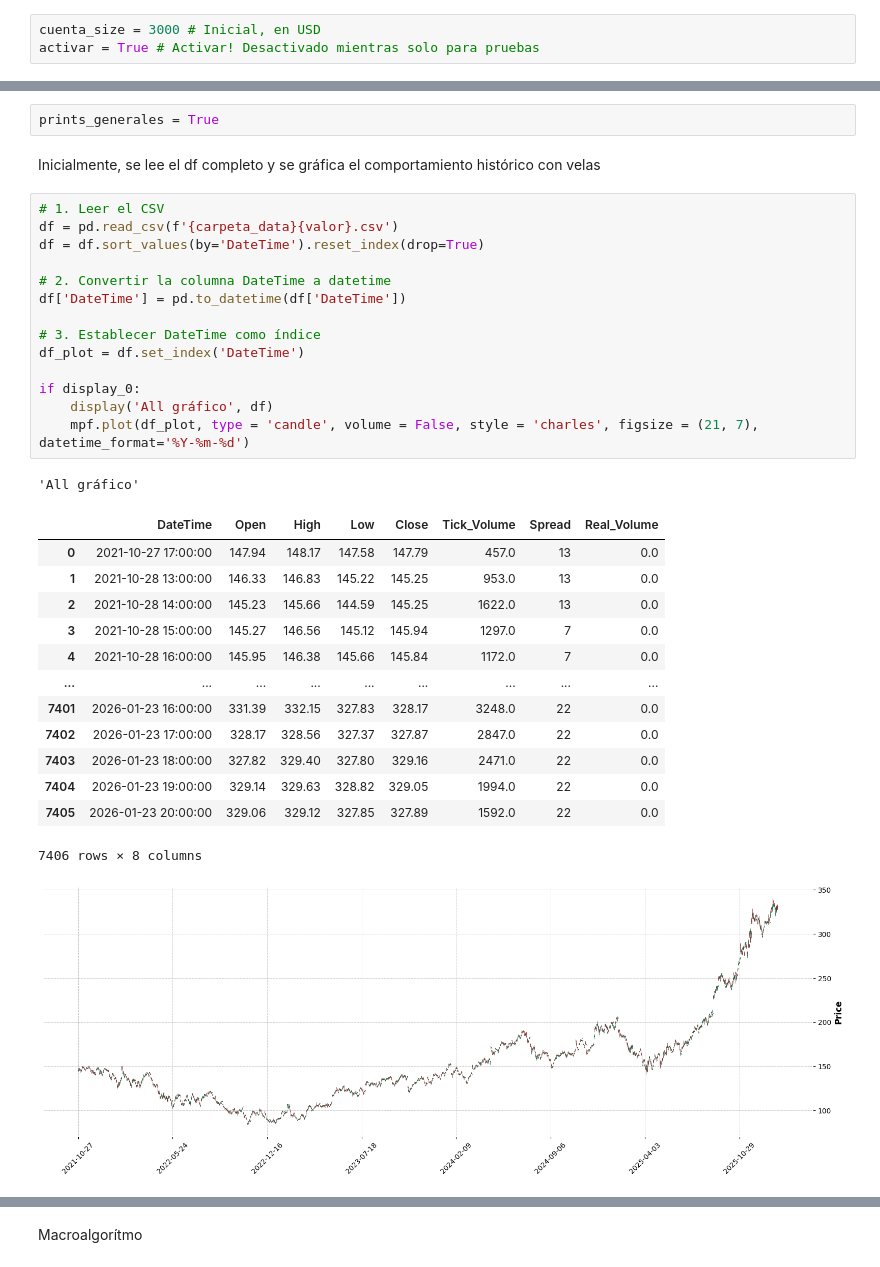
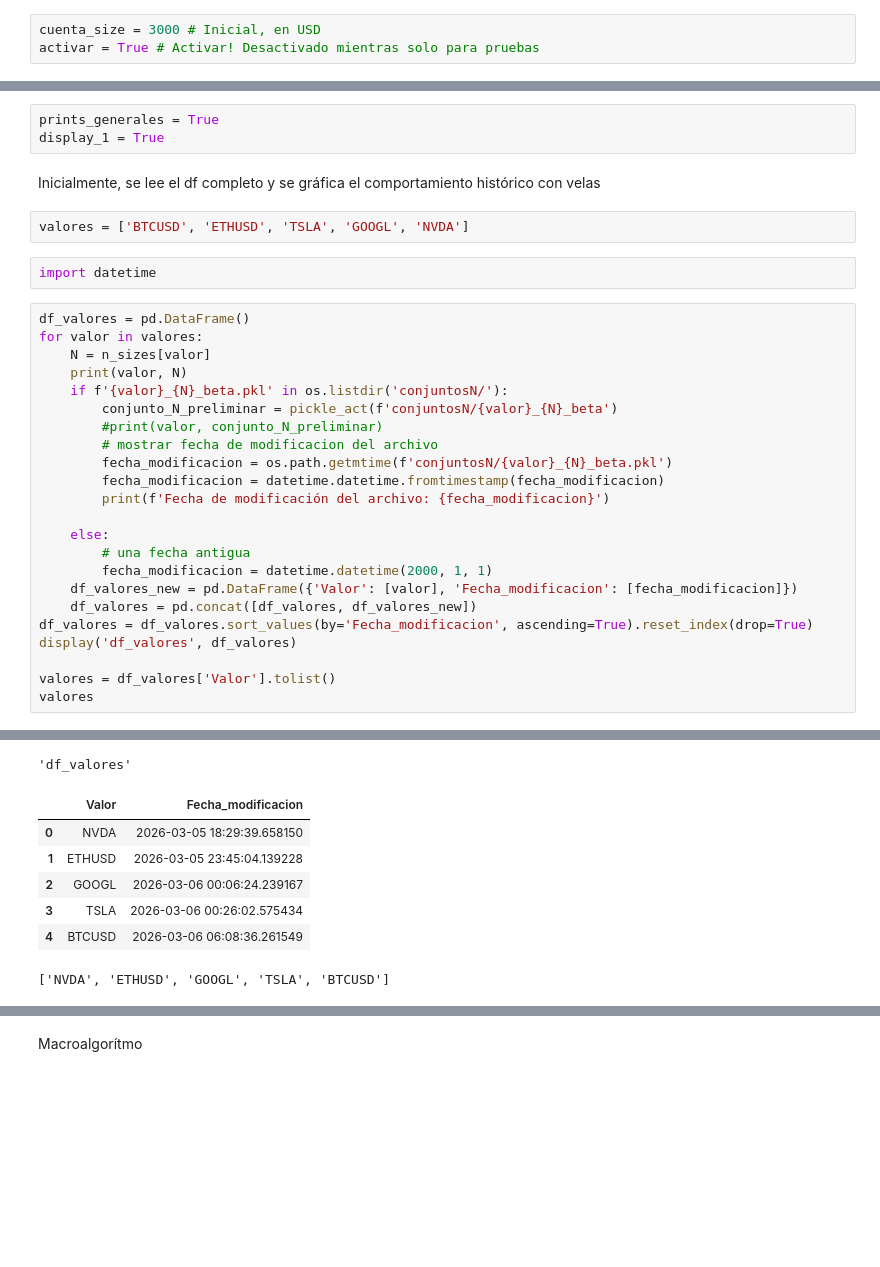
Before and after one commit to mavaldivia/Alginvesting, a Jupyter notebook: scripts/X0_Busqueda_N.ipynb, the cells around one changed output, grey strips where cells are left out. Cells and saved outputs as stored; diff of their text form; blank space fills up the shorter version.

```diff
--- a/scripts/X0_Busqueda_N.ipynb
+++ b/scripts/X0_Busqueda_N.ipynb
@@ -1153,34 +1161,33 @@ valor
 # %%
 prints_generales = True
+display_1 = True
 # %% [markdown]
 Inicialmente, se lee el df completo y se gráfica el comportamiento histórico con velas
-# %%
-# 1. Leer el CSV
-df = pd.read_csv(f'{carpeta_data}{valor}.csv')
-df = df.sort_values(by='DateTime').reset_index(drop=True)
-
-# 2. Convertir la columna DateTime a datetime
-df['DateTime'] = pd.to_datetime(df['DateTime'])
-
-# 3. Establecer DateTime como índice
-df_plot = df.set_index('DateTime')
-
-if display_0:
-    display('All gráfico', df)
-    mpf.plot(df_plot, type = 'candle', volume = False, style = 'charles', figsize = (21, 7), datetime_format='%Y-%m-%d')
-# %% [output]
-'All gráfico'
-|  | DateTime | Open | High | Low | Close | Tick_Volume | Spread | Real_Volume |
-| 0 | 2021-10-27 17:00:00 | 147.94 | 148.17 | 147.58 | 147.79 | 457.0 | 13 | 0.0 |
-| 1 | 2021-10-28 13:00:00 | 146.33 | 146.83 | 145.22 | 145.25 | 953.0 | 13 | 0.0 |
-| 2 | 2021-10-28 14:00:00 | 145.23 | 145.66 | 144.59 | 145.25 | 1622.0 | 13 | 0.0 |
-| 3 | 2021-10-28 15:00:00 | 145.27 | 146.56 | 145.12 | 145.94 | 1297.0 | 7 | 0.0 |
-| 4 | 2021-10-28 16:00:00 | 145.95 | 146.38 | 145.66 | 145.84 | 1172.0 | 7 | 0.0 |
-| ... | ... | ... | ... | ... | ... | ... | ... | ... |
-| 7401 | 2026-01-23 16:00:00 | 331.39 | 332.15 | 327.83 | 328.17 | 3248.0 | 22 | 0.0 |
-| 7402 | 2026-01-23 17:00:00 | 328.17 | 328.56 | 327.37 | 327.87 | 2847.0 | 22 | 0.0 |
-| 7403 | 2026-01-23 18:00:00 | 327.82 | 329.40 | 327.80 | 329.16 | 2471.0 | 22 | 0.0 |
-| 7404 | 2026-01-23 19:00:00 | 329.14 | 329.63 | 328.82 | 329.05 | 1994.0 | 22 | 0.0 |
-| 7405 | 2026-01-23 20:00:00 | 329.06 | 329.12 | 327.85 | 327.89 | 1592.0 | 22 | 0.0 |
-7406 rows × 8 columns
-[figure, removed]
+# %%
+valores = ['BTCUSD', 'ETHUSD', 'TSLA', 'GOOGL', 'NVDA']
+# %%
+import datetime
+# %%
+df_valores = pd.DataFrame()
+for valor in valores:
+    N = n_sizes[valor]
+    print(valor, N)
+    if f'{valor}_{N}_beta.pkl' in os.listdir('conjuntosN/'):
+        conjunto_N_preliminar = pickle_act(f'conjuntosN/{valor}_{N}_beta')
+        #print(valor, conjunto_N_preliminar)
+        # mostrar fecha de modificacion del archivo
+        fecha_modificacion = os.path.getmtime(f'conjuntosN/{valor}_{N}_beta.pkl')
+        fecha_modificacion = datetime.datetime.fromtimestamp(fecha_modificacion)
+        print(f'Fecha de modificación del archivo: {fecha_modificacion}')
+
+    else:
+        # una fecha antigua
+        fecha_modificacion = datetime.datetime(2000, 1, 1)
+    df_valores_new = pd.DataFrame({'Valor': [valor], 'Fecha_modificacion': [fecha_modificacion]})
+    df_valores = pd.concat([df_valores, df_valores_new])
+df_valores = df_valores.sort_values(by='Fecha_modificacion', ascending=True).reset_index(drop=True)
+display('df_valores', df_valores)
+
+valores = df_valores['Valor'].tolist()
+valores
+# %% [output]
@@ -1186,0 +1204,8 @@ if display_0:
+'df_valores'
+|  | Valor | Fecha_modificacion |
+| 0 | NVDA | 2026-03-05 18:29:39.658150 |
+| 1 | ETHUSD | 2026-03-05 23:45:04.139228 |
+| 2 | GOOGL | 2026-03-06 00:06:24.239167 |
+| 3 | TSLA | 2026-03-06 00:26:02.575434 |
+| 4 | BTCUSD | 2026-03-06 06:08:36.261549 |
+['NVDA', 'ETHUSD', 'GOOGL', 'TSLA', 'BTCUSD']
```
Also changed, not shown: parts of 24 cells of this notebook, 47 other files.
